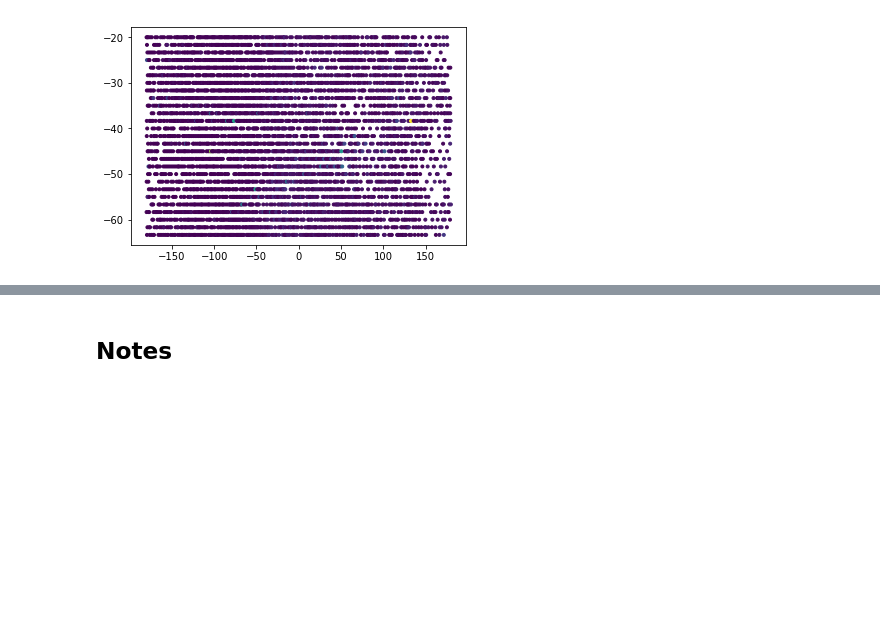
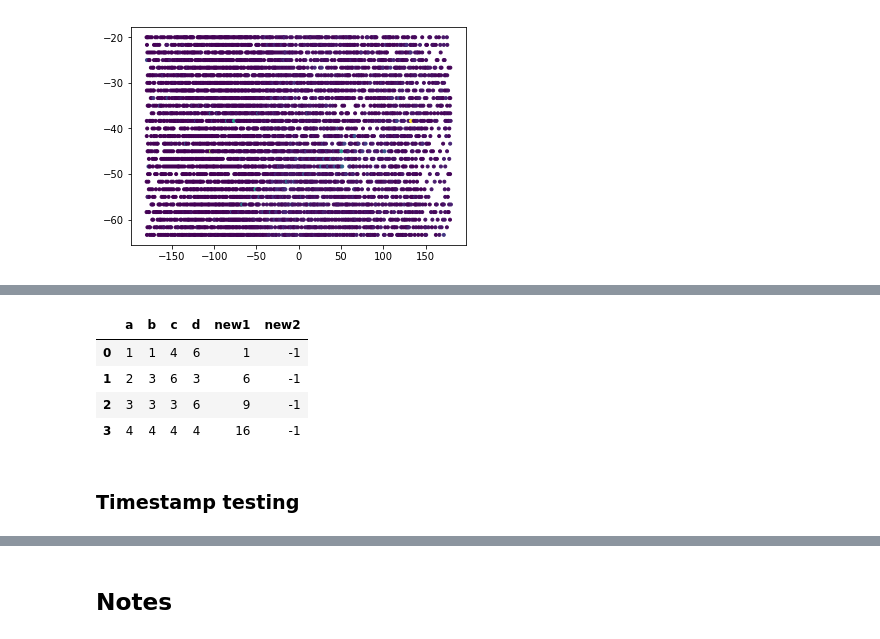
Before and after one commit to AmyPhung/chl-a-comparison, a Jupyter notebook: Workbook8.ipynb, the cells around one changed output, grey strips where cells are left out. Cells and saved outputs as stored; diff of their text form; code cells hidden in the pictures; blank space fills up the shorter version.

```diff
--- a/Workbook8.ipynb
+++ b/Workbook8.ipynb
@@ -1306,0 +1309,6 @@ def loadSatelliteDataOLD_VERSION(sat_data_dir):
+# %%
+test_df = pd.DataFrame({"a": [1,2,3,4],
+                        "b": [1,3,3,4],
+                        "c": [4,6,3,4],
+                        "d": [6,3,6,4]})
+test_df
@@ -1306,0 +1321,18 @@ def loadSatelliteDataOLD_VERSION(sat_data_dir):
+# %%
+def testFunc(df_row):
+    a = df_row["a"]
+    b = df_row["b"]
+
+    df_row["new1"] = a * b
+    df_row["new2"] = -1
+    return df_row
+
+test_df.apply(testFunc, axis=1)
+# %% [output]
+|  | a | b | c | d | new1 | new2 |
+| 0 | 1 | 1 | 4 | 6 | 1 | -1 |
+| 1 | 2 | 3 | 6 | 3 | 6 | -1 |
+| 2 | 3 | 3 | 3 | 6 | 9 | -1 |
+| 3 | 4 | 4 | 4 | 4 | 16 | -1 |
+# %% [markdown]
+### Timestamp testing
```
Also changed, not shown: parts of 5 cells of this notebook, 1 other file.
